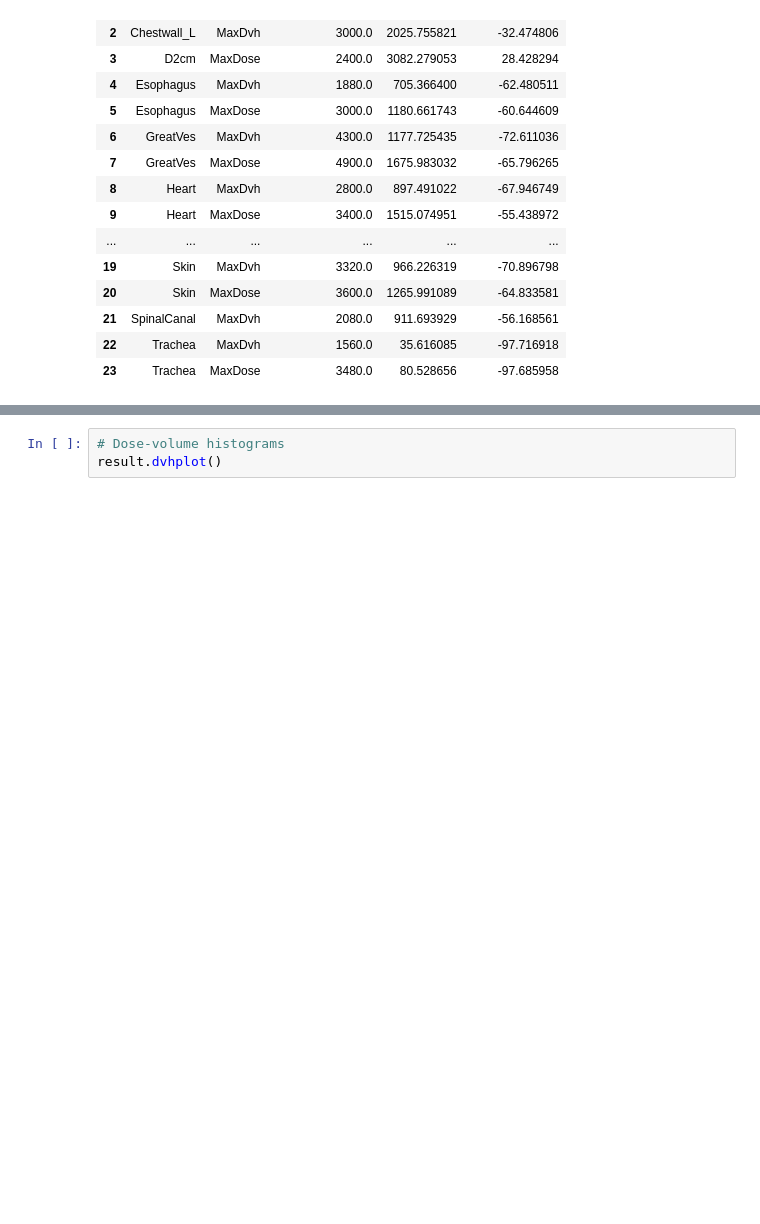
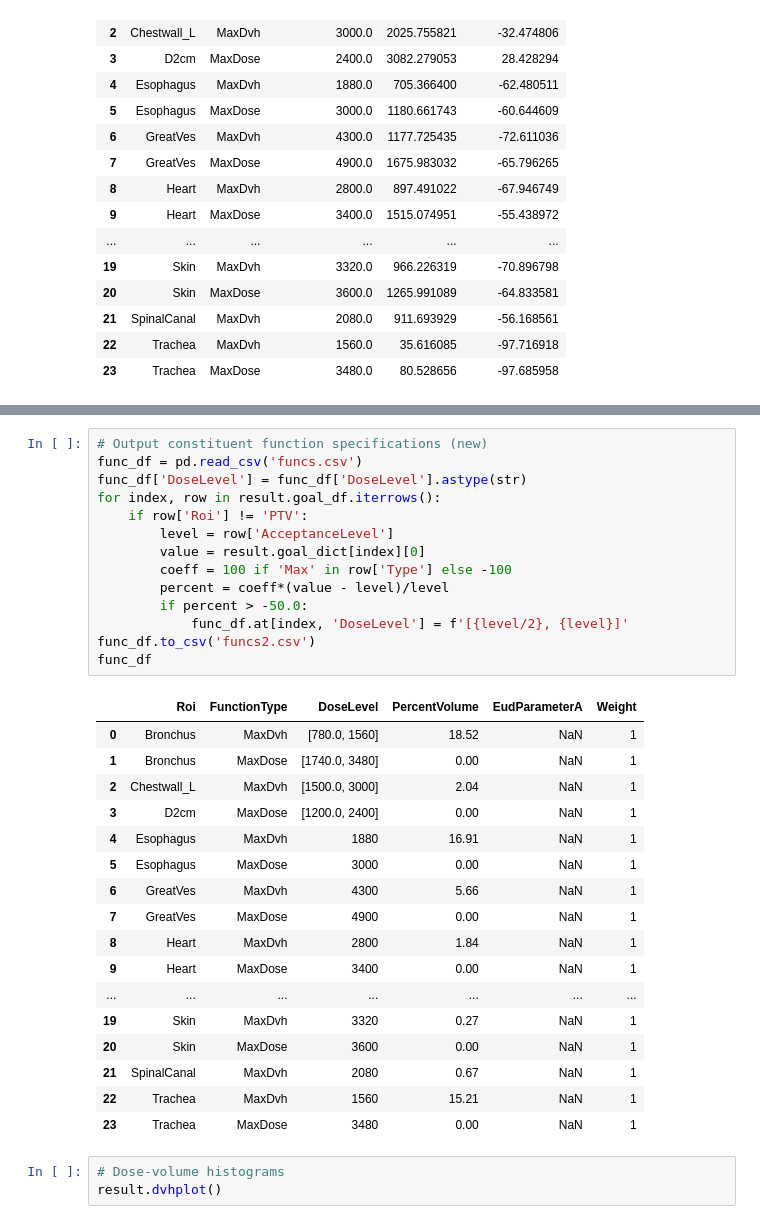
Before and after one commit to kels271828/RayBay, a Jupyter notebook: results/SBRT_lung_minsun/default/view_results.ipynb, the cells around one changed output, grey strips where cells are left out. Saved outputs shown, nothing was run; the diff lists cells and outputs as text; blank space fills up the shorter version.

```diff
--- a/results/SBRT_lung_minsun/default/view_results.ipynb
+++ b/results/SBRT_lung_minsun/default/view_results.ipynb
@@ -117,6 +117,38 @@ func_df
 | 21 | SpinalCanal | MaxDvh | [0, 911.69] | 0.67 | NaN | 1 |
 | 22 | Trachea | MaxDvh | [0, 35.62] | 15.21 | NaN | 1 |
 | 23 | Trachea | MaxDose | [0, 80.53] | 0.00 | NaN | 1 |
+# %%
+# Output constituent function specifications (new)
+func_df = pd.read_csv('funcs.csv')
+func_df['DoseLevel'] = func_df['DoseLevel'].astype(str)
+for index, row in result.goal_df.iterrows():
+    if row['Roi'] != 'PTV':
+        level = row['AcceptanceLevel']
+        value = result.goal_dict[index][0]
+        coeff = 100 if 'Max' in row['Type'] else -100
+        percent = coeff*(value - level)/level
+        if percent > -50.0:
+            func_df.at[index, 'DoseLevel'] = f'[{level/2}, {level}]'
+func_df.to_csv('funcs2.csv')
+func_df
+# %% [output]
+|  | Roi | FunctionType | DoseLevel | PercentVolume | EudParameterA | Weight |
+| 0 | Bronchus | MaxDvh | [780.0, 1560] | 18.52 | NaN | 1 |
+| 1 | Bronchus | MaxDose | [1740.0, 3480] | 0.00 | NaN | 1 |
+| 2 | Chestwall_L | MaxDvh | [1500.0, 3000] | 2.04 | NaN | 1 |
+| 3 | D2cm | MaxDose | [1200.0, 2400] | 0.00 | NaN | 1 |
+| 4 | Esophagus | MaxDvh | 1880 | 16.91 | NaN | 1 |
+| 5 | Esophagus | MaxDose | 3000 | 0.00 | NaN | 1 |
+| 6 | GreatVes | MaxDvh | 4300 | 5.66 | NaN | 1 |
+| 7 | GreatVes | MaxDose | 4900 | 0.00 | NaN | 1 |
+| 8 | Heart | MaxDvh | 2800 | 1.84 | NaN | 1 |
+| 9 | Heart | MaxDose | 3400 | 0.00 | NaN | 1 |
+| ... | ... | ... | ... | ... | ... | ... |
+| 19 | Skin | MaxDvh | 3320 | 0.27 | NaN | 1 |
+| 20 | Skin | MaxDose | 3600 | 0.00 | NaN | 1 |
+| 21 | SpinalCanal | MaxDvh | 2080 | 0.67 | NaN | 1 |
+| 22 | Trachea | MaxDvh | 1560 | 15.21 | NaN | 1 |
+| 23 | Trachea | MaxDose | 3480 | 0.00 | NaN | 1 |
 # %%
 # Dose-volume histograms
 result.dvhplot()
```
Also changed, not shown: parts of 1 cell of this notebook, 6 other files.
